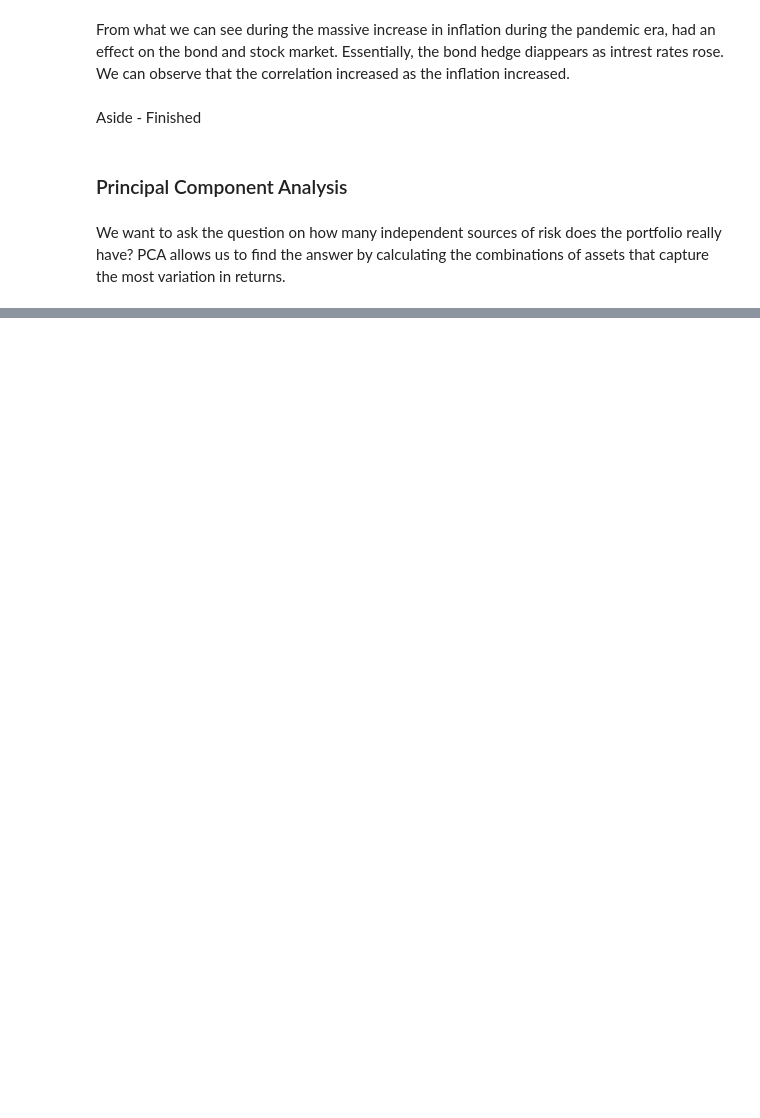
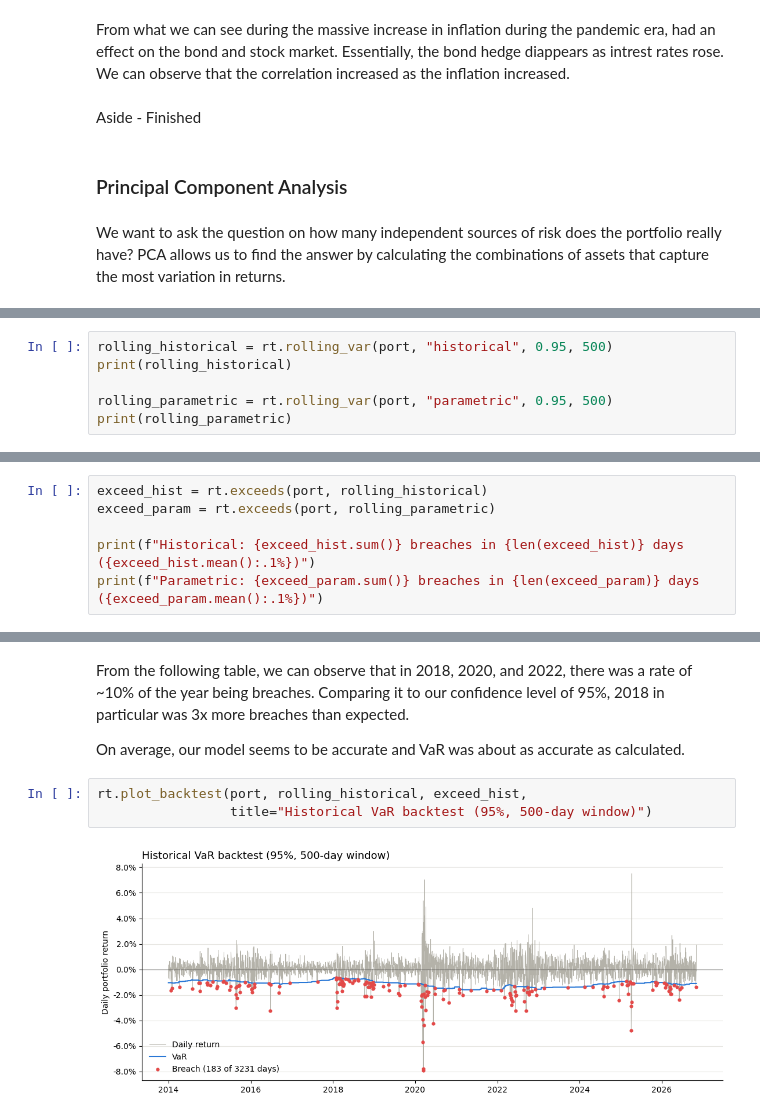
Before and after one commit to NotNotNotDavid/portfolio-var-backtest, a Jupyter notebook: demo_explained.ipynb, the cells around one changed output, grey strips where cells are left out. Cells and saved outputs as stored; diff of their text form; blank space fills up the shorter version.

Commit message:
added pca, backtesting

```diff
--- a/demo_explained.ipynb
+++ b/demo_explained.ipynb
@@ -279,0 +340,6 @@ plt.show()
+# %%
+rolling_historical = rt.rolling_var(port, "historical", 0.95, 500)
+print(rolling_historical)
+
+rolling_parametric = rt.rolling_var(port, "parametric", 0.95, 500)
+print(rolling_parametric)
@@ -279,0 +366,6 @@ plt.show()
+# %%
+exceed_hist = rt.exceeds(port, rolling_historical)
+exceed_param = rt.exceeds(port, rolling_parametric)
+
+print(f"Historical: {exceed_hist.sum()} breaches in {len(exceed_hist)} days ({exceed_hist.mean():.1%})")
+print(f"Parametric: {exceed_param.sum()} breaches in {len(exceed_param)} days ({exceed_param.mean():.1%})")
@@ -279,0 +396,9 @@ plt.show()
+# %% [markdown]
+From the following table, we can observe that in 2018, 2020, and 2022, there was a rate of ~10% of the year being breaches. Comparing it to our confidence level of 95%, 2018 in particular was 3x more breaches than expected.
+
+On average, our model seems to be accurate and VaR was about as accurate as calculated.
+# %%
+rt.plot_backtest(port, rolling_historical, exceed_hist,
+                 title="Historical VaR backtest (95%, 500-day window)")
+# %% [output]
+[figure, added]
```
Also changed, not shown: parts of 46 cells of this notebook, 2 other files.
